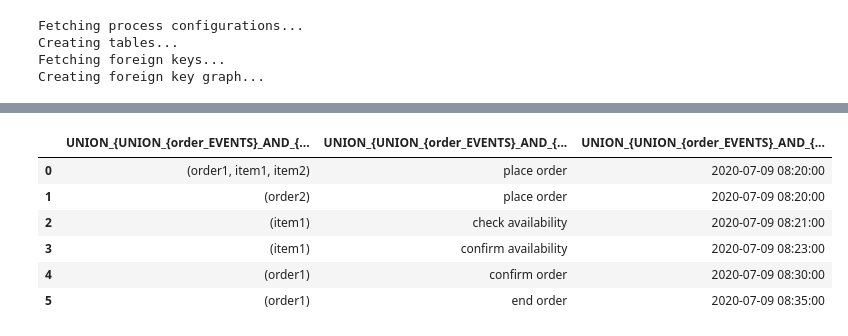
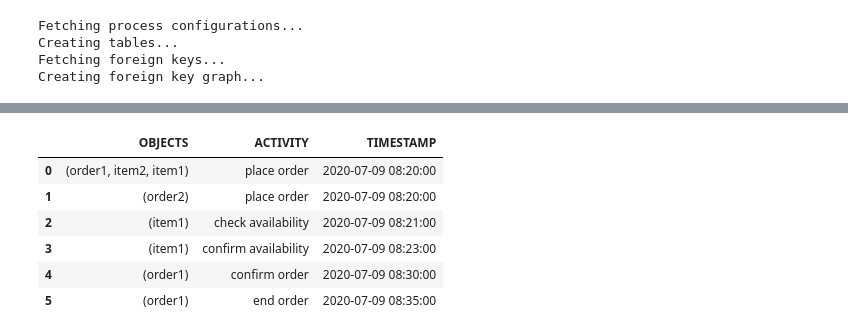
Before and after one commit to finnigen/ocel-operators, a Jupyter notebook: OCEL_Operators_Class.ipynb, the cells around one changed output, grey strips where cells are left out. Drawn from its saved outputs; the diff is of its cells as text; code cells hidden in the pictures.

```diff
--- a/OCEL_Operators_Class.ipynb
+++ b/OCEL_Operators_Class.ipynb
@@ -90,6 +90,16 @@ class ActivityTable(Table):
             self.activity_column = args[3]
             self.case_column = args[4]
             self.timestamp_column = args[5]
+
+
+    def getData(self, shortened_columns=False):
+        if self.data is None:
+            self.fetchData()
+        if shortened_columns:
+            copy = self.data.copy(deep=True)
+            copy.columns = ["OBJECTS", "ACTIVITY", "TIMESTAMP"]
+            return copy
+        return self.data
 # %%
 class Tables:
     def __init__(self):
@@ -445,9 +451,9 @@ dm.calcObjectRelationships(unioned.name, "item_EVENTS")
 | 2 | (item1) | item1 |
 # %%
-dm.union(unioned.name, "order_EVENTS").getData()
+dm.union(unioned.name, "order_EVENTS").getData(shortened_columns=True)
 # %% [output]
-|  | UNION_{UNION_{order_EVENTS}_AND_{... | UNION_{UNION_{order_EVENTS}_AND_{... | UNION_{UNION_{order_EVENTS}_AND_{... |
-| 0 | (order1, item1, item2) | place order | 2020-07-09 08:20:00 |
+|  | OBJECTS | ACTIVITY | TIMESTAMP |
+| 0 | (order1, item2, item1) | place order | 2020-07-09 08:20:00 |
 | 1 | (order2) | place order | 2020-07-09 08:20:00 |
 | 2 | (item1) | check availability | 2020-07-09 08:21:00 |
 | 3 | (item1) | confirm availability | 2020-07-09 08:23:00 |
```
Also changed, not shown: parts of 10 cells of this notebook.
